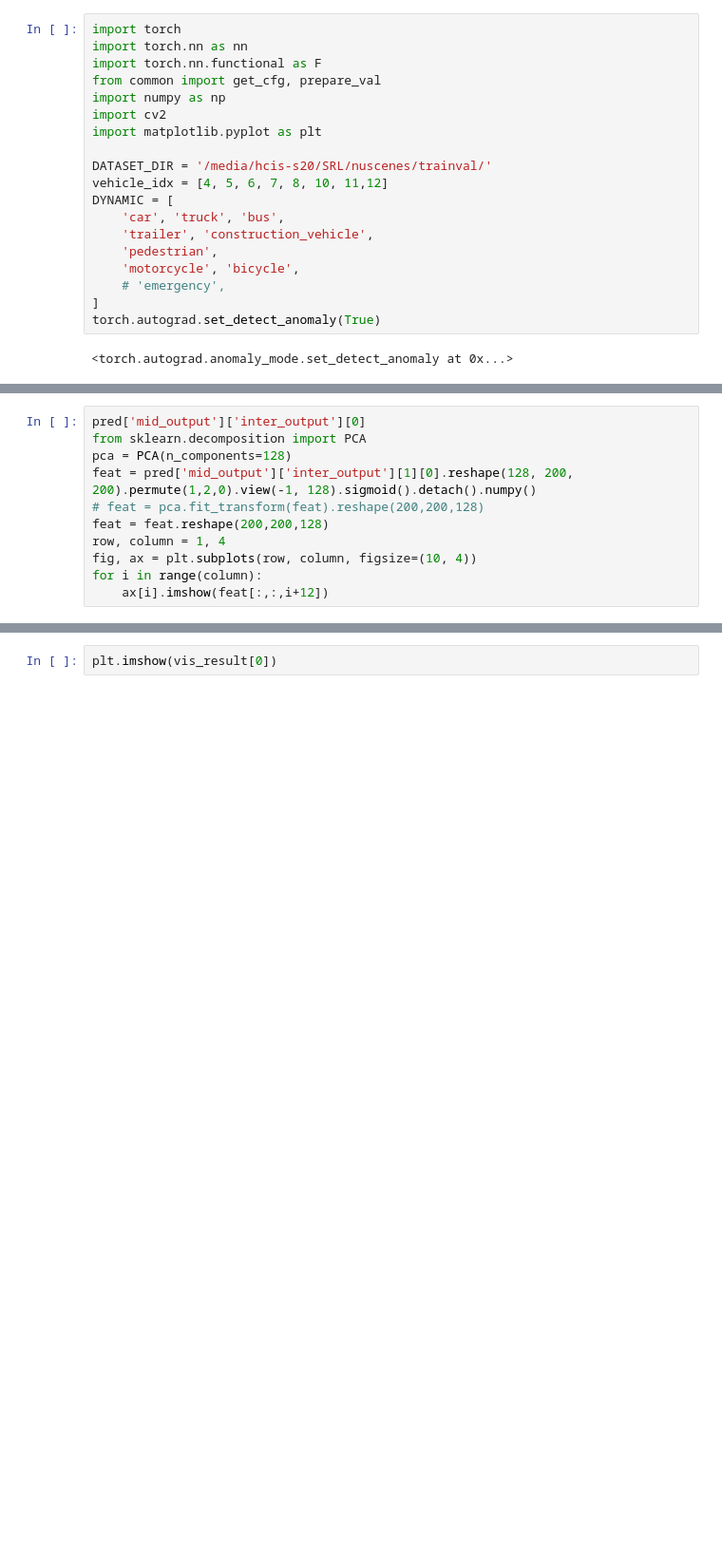
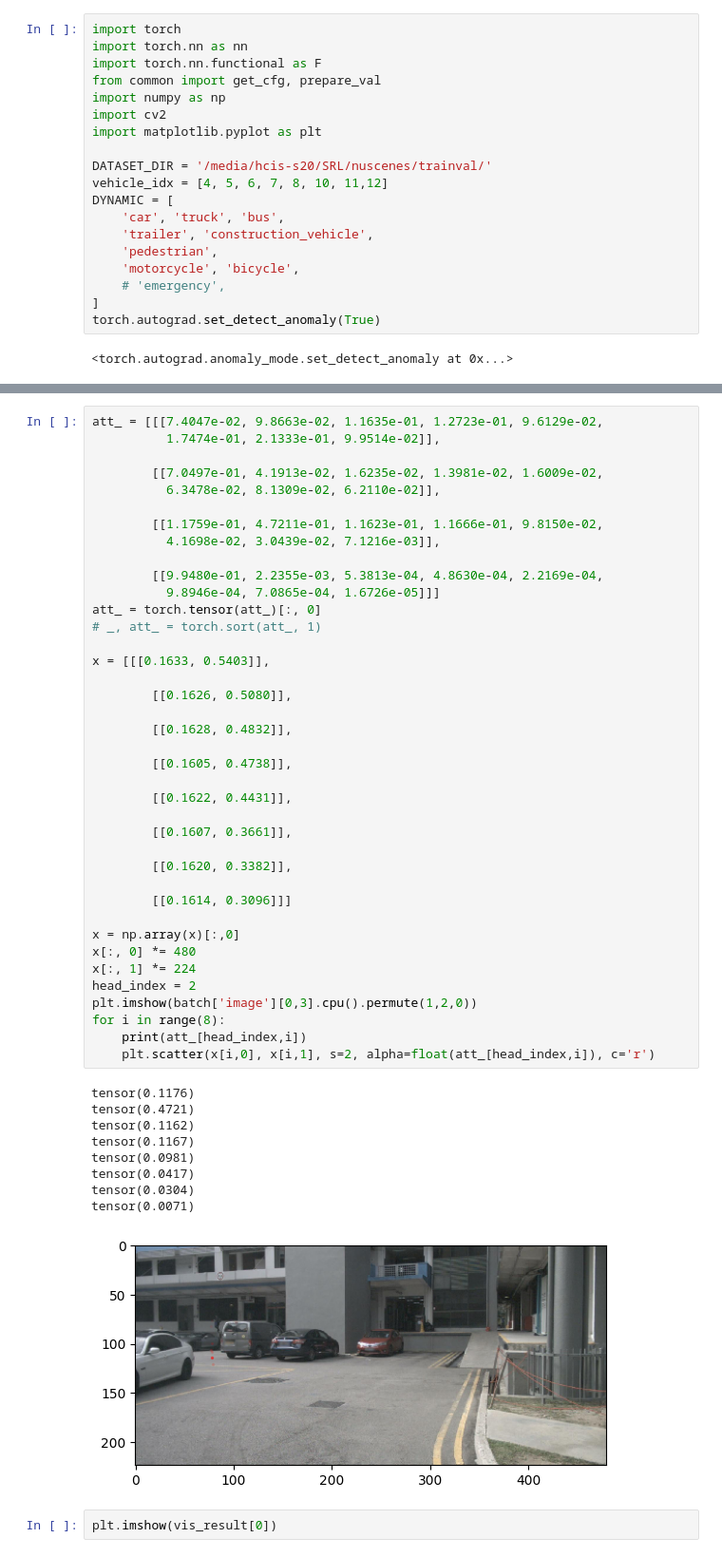
Before and after one commit to nargoo0328/cross_view_transformers, a Jupyter notebook: scripts/test_bug.ipynb, the cells around one changed output, grey strips where cells are left out. Shown at 95% size. Cells and saved outputs as stored; diff of their text form; blank space fills up the shorter version.

```diff
--- a/scripts/test_bug.ipynb
+++ b/scripts/test_bug.ipynb
@@ -100,14 +114,3 @@ model.metrics.compute()
-# %%
-pred['mid_output']['inter_output'][0]
-from sklearn.decomposition import PCA
-pca = PCA(n_components=128)
-feat = pred['mid_output']['inter_output'][1][0].reshape(128, 200, 200).permute(1,2,0).view(-1, 128).sigmoid().detach().numpy()
-# feat = pca.fit_transform(feat).reshape(200,200,128)
-feat = feat.reshape(200,200,128)
-row, column = 1, 4
-fig, ax = plt.subplots(row, column, figsize=(10, 4))
-for i in range(column):
-    ax[i].imshow(feat[:,:,i+12])
 # %%
 batch_index = 0
 fig, (ax1, ax2) = plt.subplots(1, 2, figsize=(10, 8))
@@ -245,6 +200,55 @@ plt.axis('off')
 plt.show()
 # %% [output]
 [figure]
+# %%
+att_ = [[[7.4047e-02, 9.8663e-02, 1.1635e-01, 1.2723e-01, 9.6129e-02,
+          1.7474e-01, 2.1333e-01, 9.9514e-02]],
+
+        [[7.0497e-01, 4.1913e-02, 1.6235e-02, 1.3981e-02, 1.6009e-02,
+          6.3478e-02, 8.1309e-02, 6.2110e-02]],
+
+        [[1.1759e-01, 4.7211e-01, 1.1623e-01, 1.1666e-01, 9.8150e-02,
+          4.1698e-02, 3.0439e-02, 7.1216e-03]],
+
+        [[9.9480e-01, 2.2355e-03, 5.3813e-04, 4.8630e-04, 2.2169e-04,
+          9.8946e-04, 7.0865e-04, 1.6726e-05]]]
+att_ = torch.tensor(att_)[:, 0]
+# _, att_ = torch.sort(att_, 1)
+
+x = [[[0.1633, 0.5403]],
+
+        [[0.1626, 0.5080]],
+
+        [[0.1628, 0.4832]],
+
+        [[0.1605, 0.4738]],
+
+        [[0.1622, 0.4431]],
+
+        [[0.1607, 0.3661]],
+
+        [[0.1620, 0.3382]],
+
+        [[0.1614, 0.3096]]]
+
+x = np.array(x)[:,0]
+x[:, 0] *= 480
+x[:, 1] *= 224
+head_index = 2
+plt.imshow(batch['image'][0,3].cpu().permute(1,2,0))
+for i in range(8):
+    print(att_[head_index,i])
+    plt.scatter(x[i,0], x[i,1], s=2, alpha=float(att_[head_index,i]), c='r')
+# %% [output]
+tensor(0.1176)
+tensor(0.4721)
+tensor(0.1162)
+tensor(0.1167)
+tensor(0.0981)
+tensor(0.0417)
+tensor(0.0304)
+tensor(0.0071)
+[figure, added]
 # %%
 plt.imshow(vis_result[0])
 # %%
```
Also changed, not shown: parts of 7 cells of this notebook, 4 other files.
